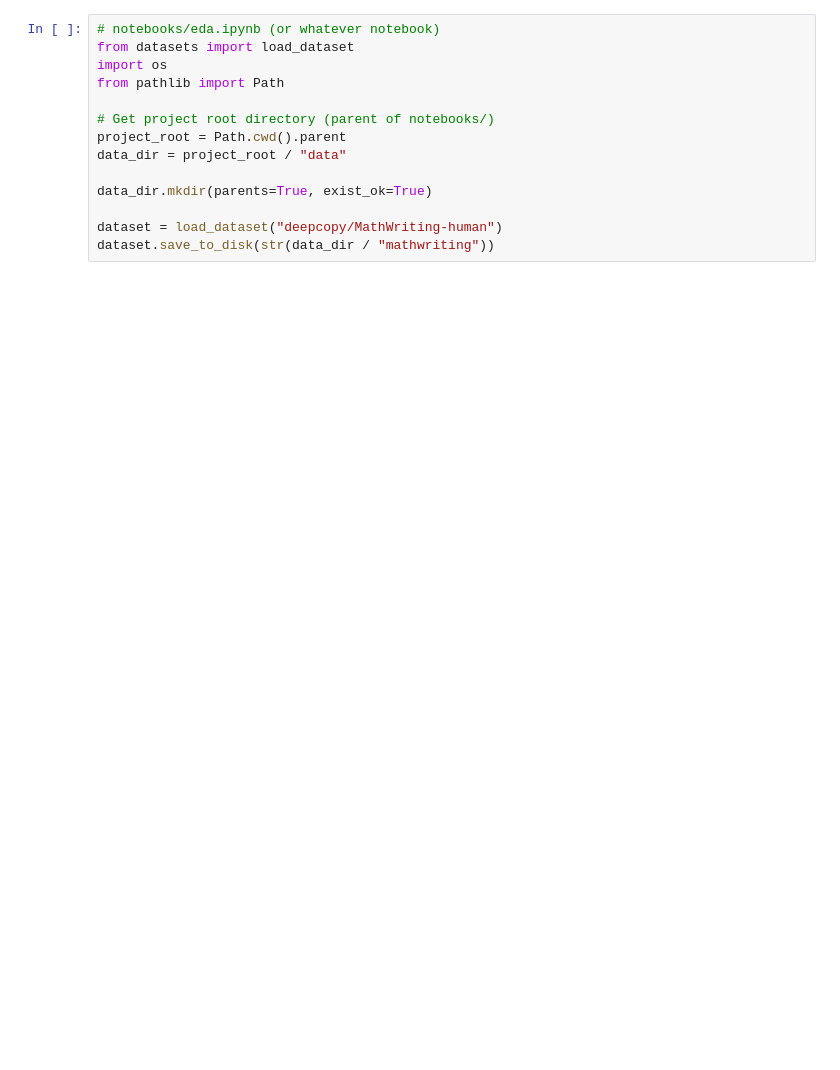
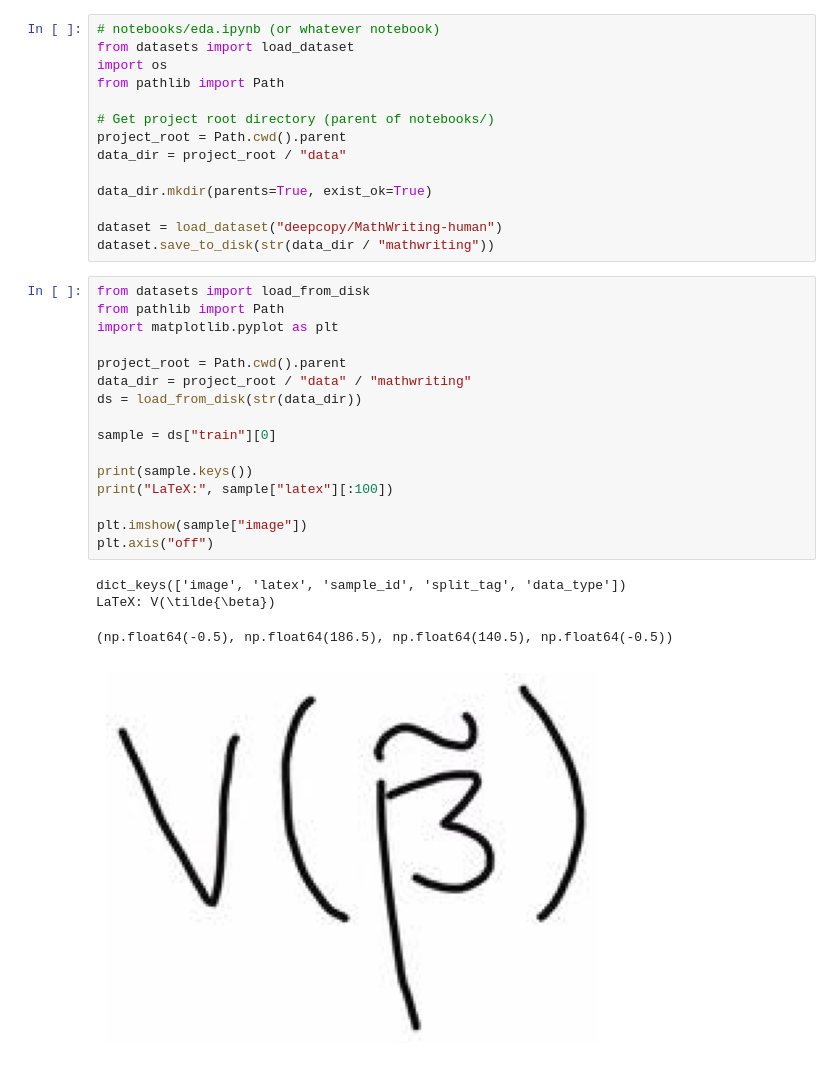
Before and after one commit to dustinp11/HandTex, a Jupyter notebook: notebooks/eda.ipynb, the cells around one changed output. Saved outputs shown, nothing was run; the diff lists cells and outputs as text; blank space fills up the shorter version.

```diff
--- a/notebooks/eda.ipynb
+++ b/notebooks/eda.ipynb
@@ -12,3 +12,24 @@ data_dir.mkdir(parents=True, exist_ok=True)
 
 dataset = load_dataset("deepcopy/MathWriting-human")
 dataset.save_to_disk(str(data_dir / "mathwriting"))
+# %%
+from datasets import load_from_disk
+from pathlib import Path
+import matplotlib.pyplot as plt
+
+project_root = Path.cwd().parent
+data_dir = project_root / "data" / "mathwriting"
+ds = load_from_disk(str(data_dir))
+
+sample = ds["train"][0]
+
+print(sample.keys())
+print("LaTeX:", sample["latex"][:100])
+
+plt.imshow(sample["image"])
+plt.axis("off")
+# %% [output]
+dict_keys(['image', 'latex', 'sample_id', 'split_tag', 'data_type'])
+LaTeX: V(\tilde{\beta})
+(np.float64(-0.5), np.float64(186.5), np.float64(140.5), np.float64(-0.5))
+[figure, added]
```
Also changed, not shown: parts of 1 cell of this notebook, 4 other files.
